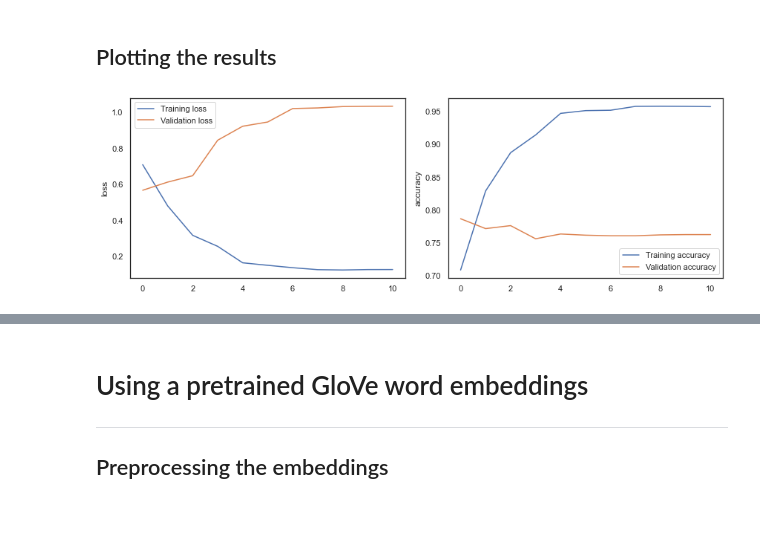
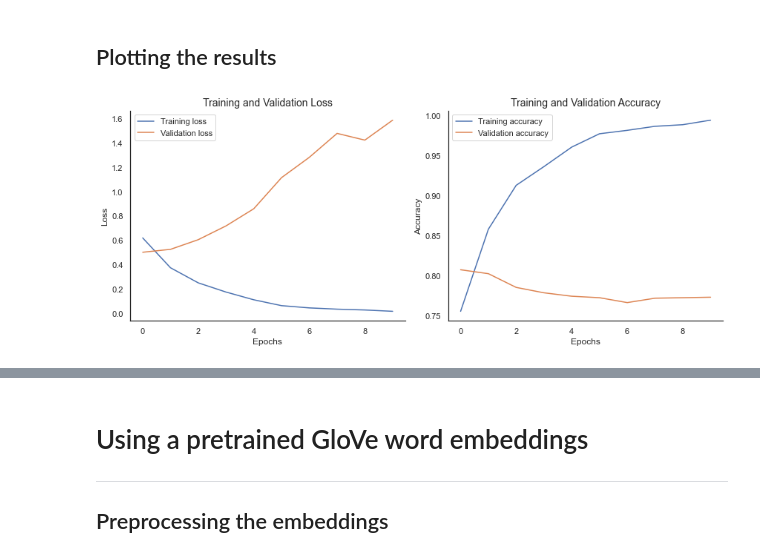
Before and after one commit to Geilson-Araujo/twitter_us_airline_sentiment-, a Jupyter notebook: airline_sentiment_analysis.ipynb, the cells around one changed output, grey strips where cells are left out. Saved outputs shown, nothing was run; the diff lists cells and outputs as text; code cells hidden in the pictures; blank space fills up the shorter version.

Commit message:
Improving model accuracy

```diff
--- a/airline_sentiment_analysis.ipynb
+++ b/airline_sentiment_analysis.ipynb
@@ -288,7 +326,7 @@ y = data['sentiment']
 # %%
 # Split data into 75% for training and 25% for testing
 X_train, X_test, y_train, y_test = train_test_split(X, y,
-                                                    test_size=0.25,
+                                                    test_size=0.20,
                                                     stratify=y,
                                                     random_state=0)
 
@@ -301,7 +347,7 @@ X_train.shape, y_train.shape, X_test.shape, y_test.shape
 # %%
 params = {
     'tokenizer': {'num_words': None,
-                  'oov_token': '<OOV>'},
+                  'oov_token': '<UNK>'},
     'pad_sequences': {'maxlen': 20,
                       'padding': 'post',
                       'truncating': 'post'},
@@ -335,10 +421,20 @@ print(X_train_padded.shape, y_train.shape, X_test_padded.shape, y_test.shape, ta
 # %%
 callbacks = [
-    tf.keras.callbacks.ReduceLROnPlateau('val_accuracy', patience=3, verbose=1),
-    tf.keras.callbacks.EarlyStopping('val_accuracy', patience=10, verbose=1,
+    tf.keras.callbacks.ReduceLROnPlateau('val_accuracy',
+                                         factor=0.5,
+                                         mode='max',
+                                         patience=4,
+                                         verbose=1),
+
+    tf.keras.callbacks.EarlyStopping('val_accuracy',
+                                     mode='max',
+                                     patience=10,
+                                     verbose=1,
                                      restore_best_weights=True)
 ]
 
-class_weight_ = class_weight.compute_class_weight('balanced', np.unique(y_train), y_train)
+class_weight_ = class_weight.compute_class_weight('balanced',
+                                                  classes=np.unique(y_train),
+                                                  y=y_train)
 class_weight_
 # %% [output]
@@ -399,11 +444,11 @@ _________________________________________________________________
 history = classifier.fit(
     X_train_padded,
     y_train,
-    batch_size=32,
-    epochs=100,
+    batch_size=64,
+    epochs=10,
     callbacks=callbacks,
     validation_split=0.2,
-    class_weight=class_weight_, # inbalaced data
+    class_weight=class_weight_, # dealing with imbalanced data
     workers=4,
     use_multiprocessing=True);
 # %% [output]
@@ -429,23 +474,32 @@ Wall time: 6min 43s
 # %%
 hist = pd.DataFrame(history.history)
 
-fig, ax = plt.subplots(1, 2, figsize=(12, 4))
+sns.set(style='white')
+
+fig, ax = plt.subplots(1, 2, figsize=(12, 5))
 
 sns.lineplot(x=hist.index, y='loss', data=hist,
              label='Training loss', ax=ax[0])
 
 sns.lineplot(x=hist.index, y='val_loss', data=hist,
              label='Validation loss', ax=ax[0])
 
+ax[0].set(xlabel='Epochs', ylabel='Loss')
+ax[0].set_title('Training and Validation Loss', fontsize=14)
+
 sns.lineplot(x=hist.index, y='accuracy',
              data=hist, label='Training accuracy', ax=ax[1])
 
 sns.lineplot(x=hist.index, y='val_accuracy',
              data=hist, label='Validation accuracy', ax=ax[1])
 
+ax[1].set(xlabel='Epochs', ylabel='Accuracy')
+ax[1].set_title('Training and Validation Accuracy', fontsize=14)
+
+sns.despine()
 plt.tight_layout();
 # %% [output]
-[figure, old version]
+[figure, new version]
 # %%
 loss, accuracy = classifier.evaluate(X_test_padded, y_test, verbose=0)
 print(f'Accuracy: {accuracy:.2%}')
```
Also changed, not shown: parts of 68 cells of this notebook, 2 other files.
